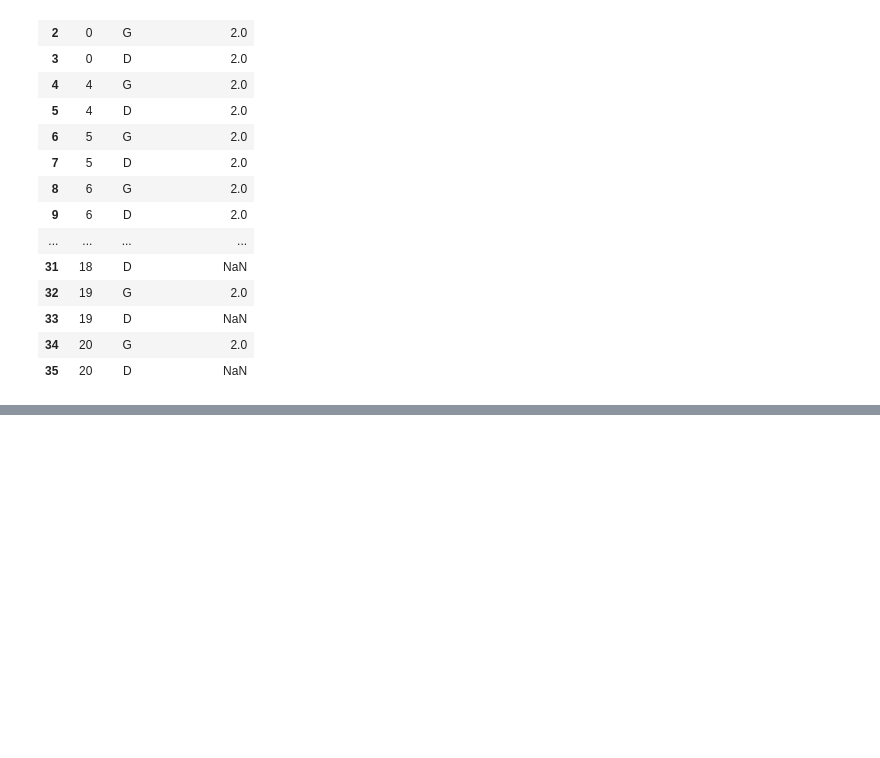
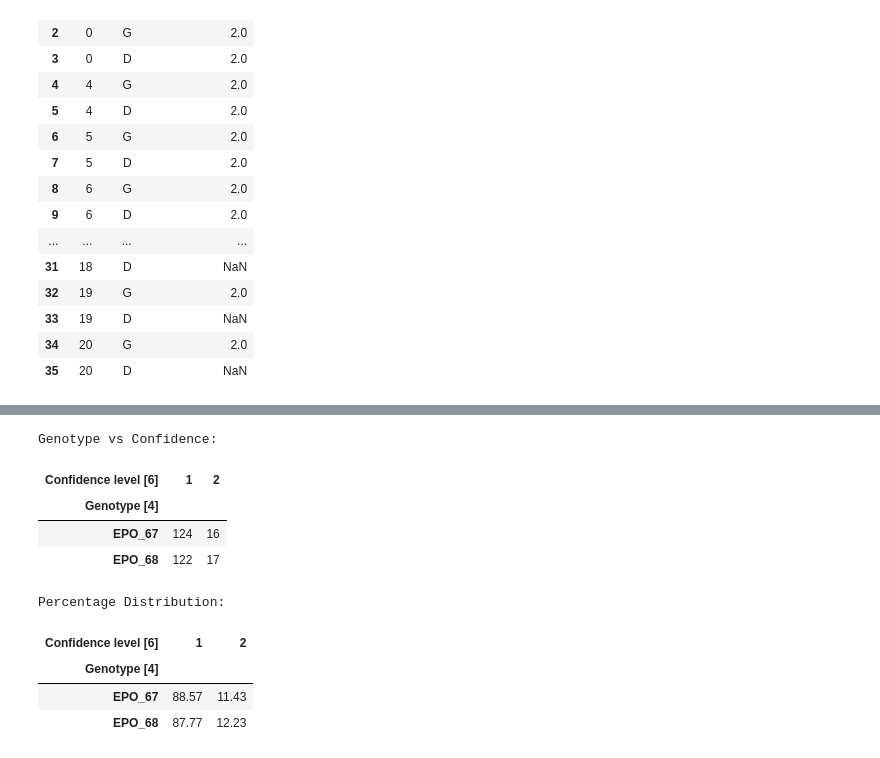
Before and after one commit to megha-0066/TerraSpectra, a Jupyter notebook: TeraSpectra.ipynb, the cells around one changed output, grey strips where cells are left out. Cells and saved outputs as stored; diff of their text form; code cells hidden in the pictures; blank space fills up the shorter version.

```diff
--- a/TeraSpectra.ipynb
+++ b/TeraSpectra.ipynb
@@ -749,0 +870,29 @@ display(timeline_df)
+# %%
+genotype_confidence = pd.crosstab(
+    df["Genotype [4]"],
+    df["Confidence level [6]"]
+)
+
+print("Genotype vs Confidence:")
+display(genotype_confidence)
+
+print("\nPercentage Distribution:")
+
+display(
+    pd.crosstab(
+        df["Genotype [4]"],
+        df["Confidence level [6]"],
+        normalize="index"
+    ).mul(100).round(2)
+)
+# %% [output]
+Genotype vs Confidence:
+| Confidence level [6] | 1 | 2 |
+| Genotype [4] |  |  |
+| EPO_67 | 124 | 16 |
+| EPO_68 | 122 | 17 |
+Percentage Distribution:
+| Confidence level [6] | 1 | 2 |
+| Genotype [4] |  |  |
+| EPO_67 | 88.57 | 11.43 |
+| EPO_68 | 87.77 | 12.23 |
```
Also changed, not shown: parts of 6 cells of this notebook.
